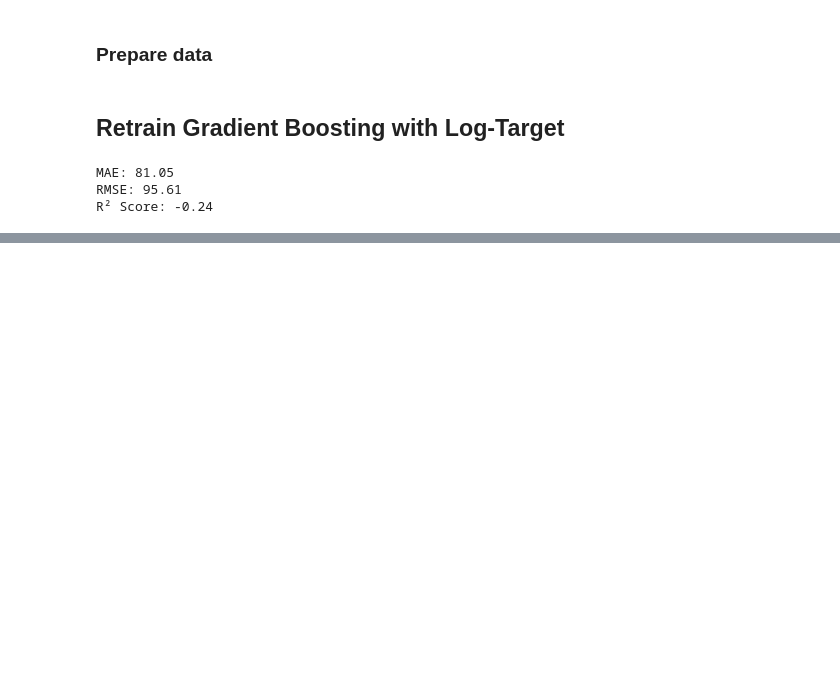
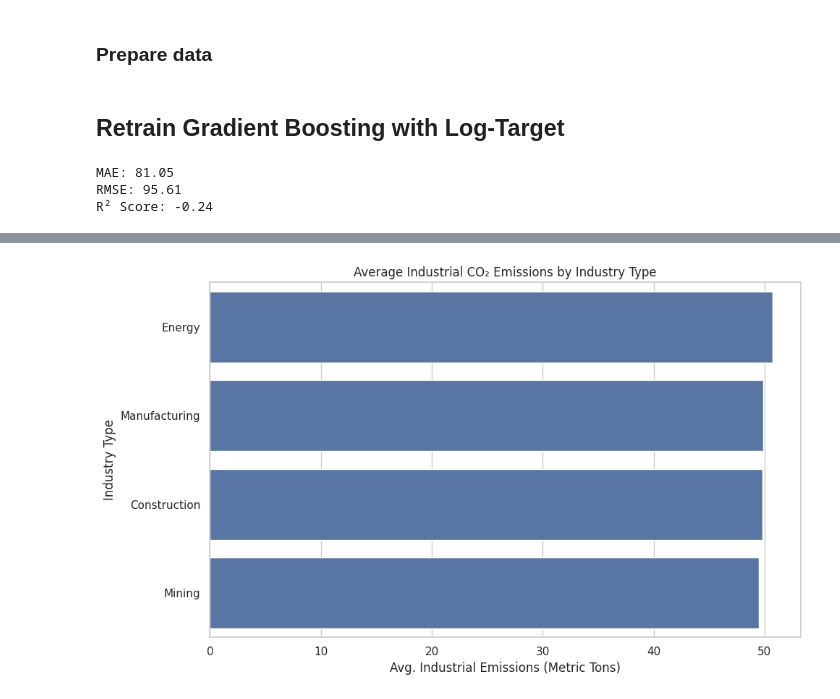
Before and after one commit to nmawulorm/iot-encryption-optimization, a Jupyter notebook: zulaiha/machine-learning.ipynb, the cells around one changed output, grey strips where cells are left out. Drawn from its saved outputs; the diff is of its cells as text; code cells hidden in the pictures; blank space fills up the shorter version.

```diff
--- a/zulaiha/machine-learning.ipynb
+++ b/zulaiha/machine-learning.ipynb
@@ -539,0 +602,11 @@ R² Score: -0.24
+# %%
+# Compute mean emissions by industry type
+industry_emissions = df.groupby('Industry_Type')[[
+    'Co2_Emissions_MetricTons',
+    'Industrial_Co2_Emissions_MetricTons',
+    'Automobile_Co2_Emissions_MetricTons',
+    'Agriculture_Co2_Emissions_MetricTons',
+    'Domestic_Co2_Emissions_MetricTons'
+]].mean().sort_values('Industrial_Co2_Emissions_MetricTons', ascending=False)
+
+industry_emissions
@@ -539,0 +620,16 @@ R² Score: -0.24
+# %%
+import matplotlib.pyplot as plt
+import seaborn as sns
+
+# Plot industrial CO2 emissions per industry
+plt.figure(figsize=(10, 6))
+sns.barplot(data=industry_emissions.reset_index(),
+            x='Industrial_Co2_Emissions_MetricTons',
+            y='Industry_Type')
+plt.title("Average Industrial CO₂ Emissions by Industry Type")
+plt.xlabel("Avg. Industrial Emissions (Metric Tons)")
+plt.ylabel("Industry Type")
+plt.tight_layout()
+plt.show()
+# %% [output]
+[figure, added]
```
Also changed, not shown: parts of 12 cells of this notebook.
